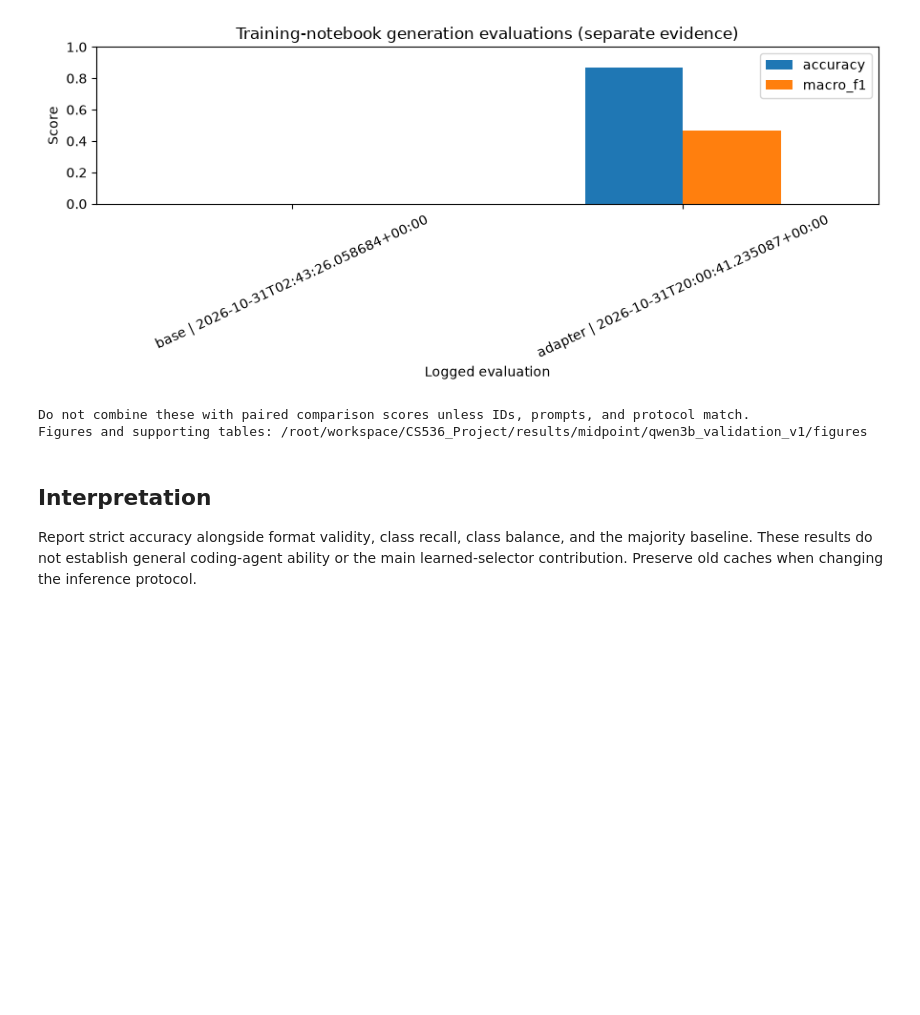
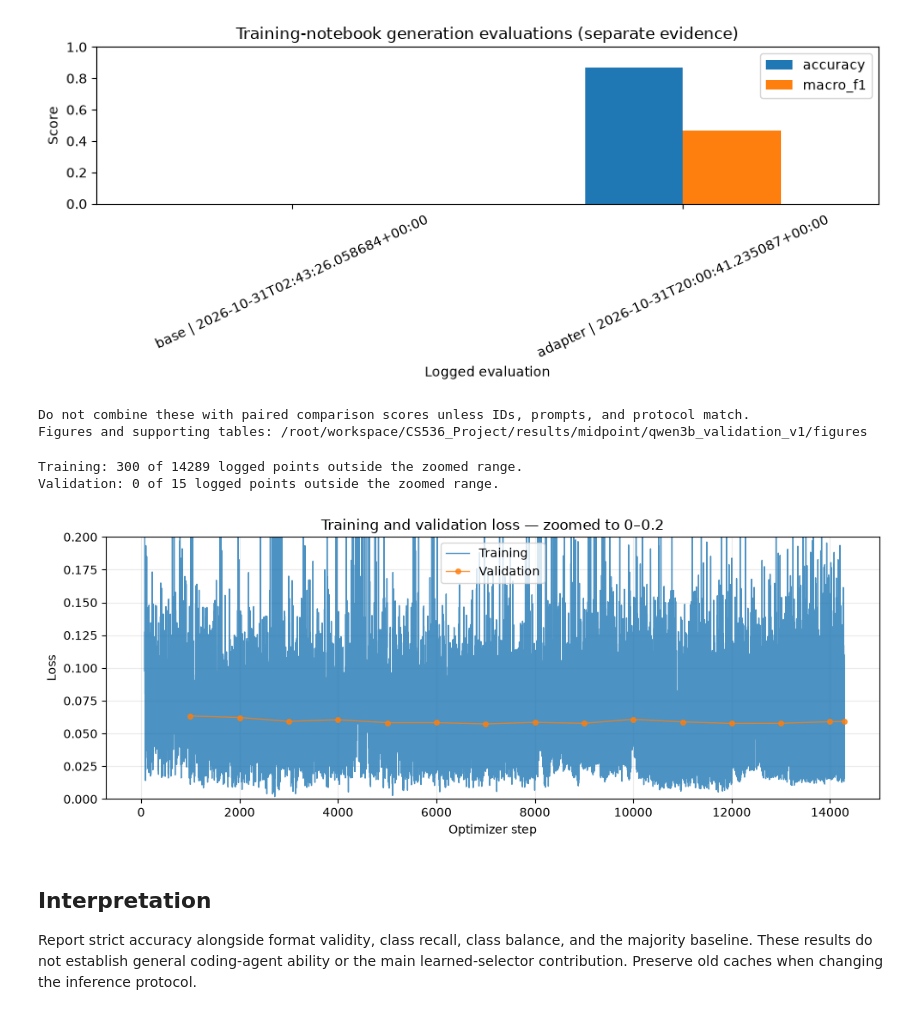
Before and after one commit to michaelsliu3/CS536_Project, a Jupyter notebook: notebooks/qwen3b_evaluation_comparison.ipynb, the cells around one changed output. Saved outputs shown, nothing was run; the diff lists cells and outputs as text; code cells hidden in the pictures; blank space fills up the shorter version.

Commit message:
feat: add held-out test evaluation and zoomed loss chart

```diff
--- a/notebooks/qwen3b_evaluation_comparison.ipynb
+++ b/notebooks/qwen3b_evaluation_comparison.ipynb
@@ -351,6 +351,30 @@ Loaded 15740 log events; skipped 0 incomplete/malformed lines.
 [figure]
 Do not combine these with paired comparison scores unless IDs, prompts, and protocol match.
 Figures and supporting tables: /root/workspace/CS536_Project/results/midpoint/qwen3b_validation_v1/figures
+# %%
+# Separate zoomed view; the full-range chart above preserves all spikes.
+LOSS_ZOOM_MAX = 0.2  # Adjust to inspect another loss range.
+if LOG_PATH.exists() and not history.empty:
+    fig, ax = plt.subplots(figsize=(10, 4))
+    for key, label in [("loss", "Training"), ("eval_loss", "Validation")]:
+        points = series(key)
+        if not points.empty:
+            ax.plot(points.step, points[key], label=label,
+                    marker="o" if key == "eval_loss" else None,
+                    markersize=4, linewidth=1, alpha=0.8)
+            outside = ((points[key] > LOSS_ZOOM_MAX) | (points[key] < 0)).sum()
+            print(f"{label}: {outside} of {len(points)} logged points outside the zoomed range.")
+    ax.set(ylim=(0, LOSS_ZOOM_MAX), xlabel="Optimizer step", ylabel="Loss",
+           title=f"Training and validation loss — zoomed to 0–{LOSS_ZOOM_MAX:g}")
+    ax.grid(alpha=0.25)
+    ax.legend()
+    save_figure(fig, "loss_zoomed")
+else:
+    print("Load the training log in the preceding cell first.")
+# %% [output]
+Training: 300 of 14289 logged points outside the zoomed range.
+Validation: 0 of 15 logged points outside the zoomed range.
+[figure, added]
 # %% [markdown]
 ## Interpretation
 Report strict accuracy alongside format validity, class recall, class balance, and the majority baseline. These results do not establish general coding-agent ability or the main learned-selector contribution. Preserve old caches when changing the inference protocol.
```
Also changed, not shown: parts of 2 cells of this notebook.
